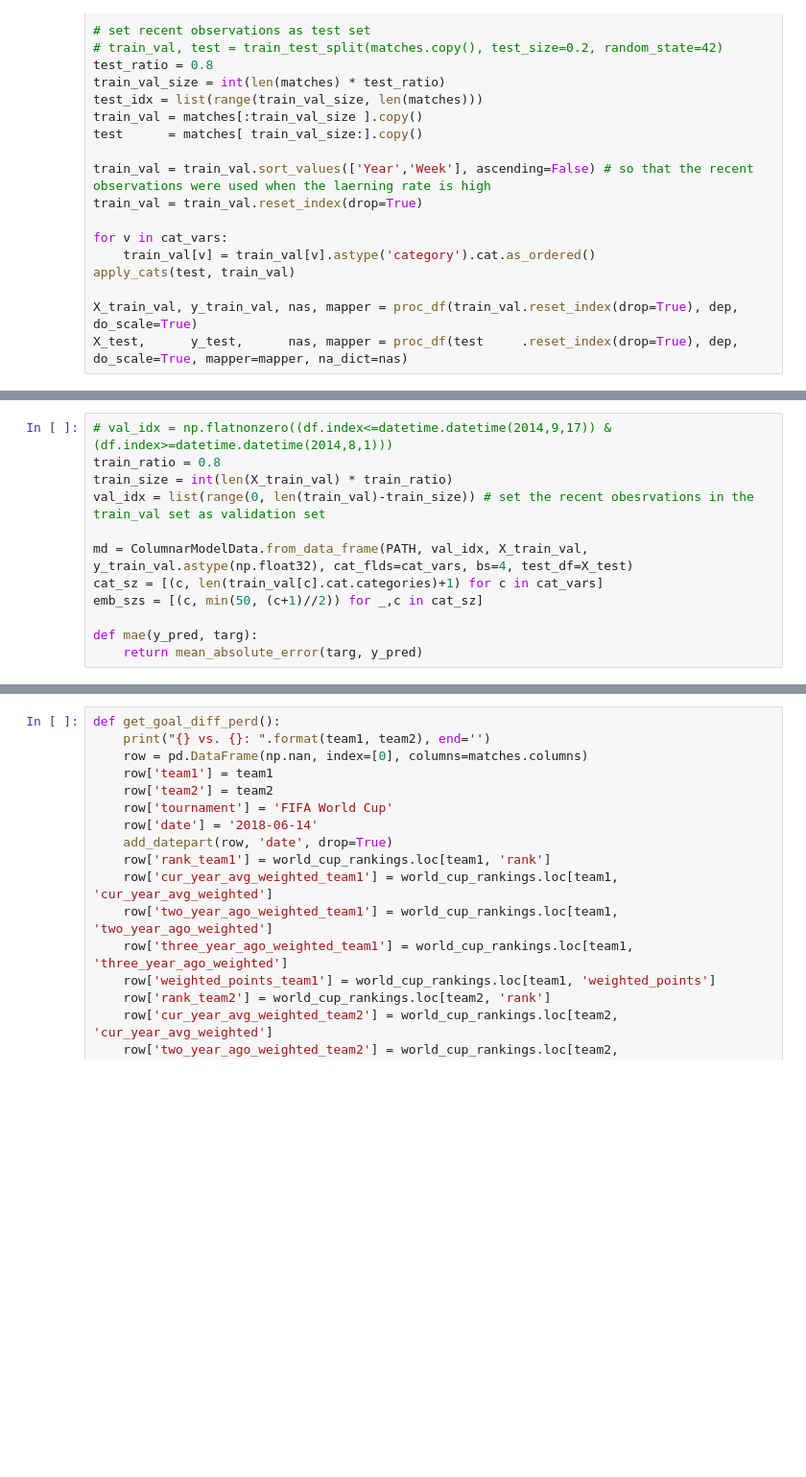
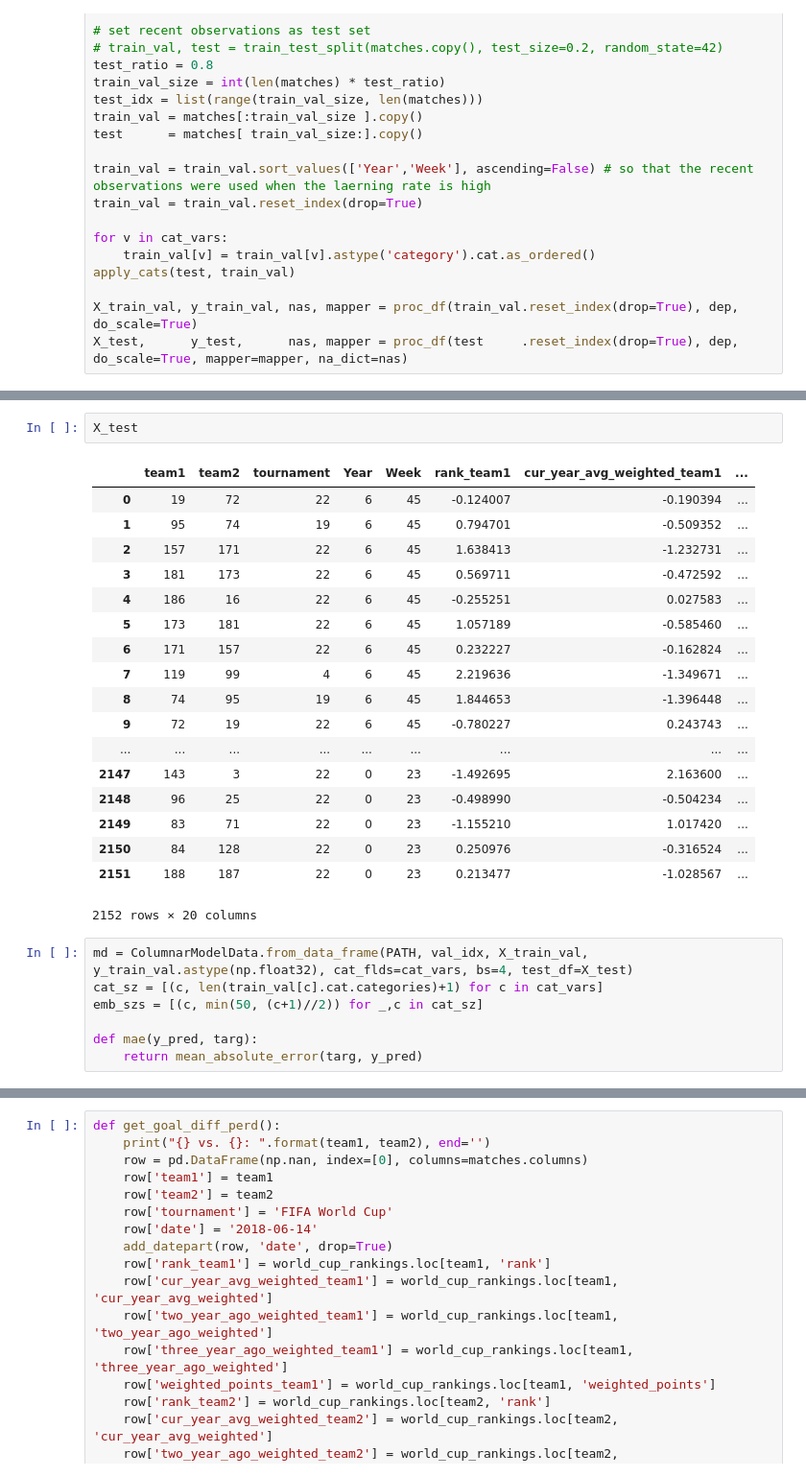
Before and after one commit to terry-li-hm/world_cup, a Jupyter notebook: fastai/fastai.ipynb, the cells around one changed output, grey strips where cells are left out. Shown at 96% size. Saved outputs shown, nothing was run; the diff lists cells and outputs as text; blank space fills up the shorter version.

```diff
--- a/fastai/fastai.ipynb
+++ b/fastai/fastai.ipynb
@@ -87,9 +92,25 @@ X_test,      y_test,      nas, mapper = proc_df(test     .reset_index(drop=True)
+# %%
+X_test
+# %% [output]
+|  | team1 | team2 | tournament | Year | Week | rank_team1 | cur_year_avg_weighted_team1 | ... |
+| 0 | 19 | 72 | 22 | 6 | 45 | -0.124007 | -0.190394 | ... |
+| 1 | 95 | 74 | 19 | 6 | 45 | 0.794701 | -0.509352 | ... |
+| 2 | 157 | 171 | 22 | 6 | 45 | 1.638413 | -1.232731 | ... |
+| 3 | 181 | 173 | 22 | 6 | 45 | 0.569711 | -0.472592 | ... |
+| 4 | 186 | 16 | 22 | 6 | 45 | -0.255251 | 0.027583 | ... |
+| 5 | 173 | 181 | 22 | 6 | 45 | 1.057189 | -0.585460 | ... |
+| 6 | 171 | 157 | 22 | 6 | 45 | 0.232227 | -0.162824 | ... |
+| 7 | 119 | 99 | 4 | 6 | 45 | 2.219636 | -1.349671 | ... |
+| 8 | 74 | 95 | 19 | 6 | 45 | 1.844653 | -1.396448 | ... |
+| 9 | 72 | 19 | 22 | 6 | 45 | -0.780227 | 0.243743 | ... |
+| ... | ... | ... | ... | ... | ... | ... | ... | ... |
+| 2147 | 143 | 3 | 22 | 0 | 23 | -1.492695 | 2.163600 | ... |
+| 2148 | 96 | 25 | 22 | 0 | 23 | -0.498990 | -0.504234 | ... |
+| 2149 | 83 | 71 | 22 | 0 | 23 | -1.155210 | 1.017420 | ... |
+| 2150 | 84 | 128 | 22 | 0 | 23 | 0.250976 | -0.316524 | ... |
+| 2151 | 188 | 187 | 22 | 0 | 23 | 0.213477 | -1.028567 | ... |
+2152 rows × 20 columns
 # %%
-# val_idx = np.flatnonzero((df.index<=datetime.datetime(2014,9,17)) & (df.index>=datetime.datetime(2014,8,1)))
-train_ratio = 0.8
-train_size = int(len(X_train_val) * train_ratio)
-val_idx = list(range(0, len(train_val)-train_size)) # set the recent obesrvations in the train_val set as validation set
-
 md = ColumnarModelData.from_data_frame(PATH, val_idx, X_train_val, y_train_val.astype(np.float32), cat_flds=cat_vars, bs=4, test_df=X_test)
 cat_sz = [(c, len(train_val[c].cat.categories)+1) for c in cat_vars]
 emb_szs = [(c, min(50, (c+1)//2)) for _,c in cat_sz]
```
Also changed, not shown: parts of 14 cells of this notebook, 2 other files.
